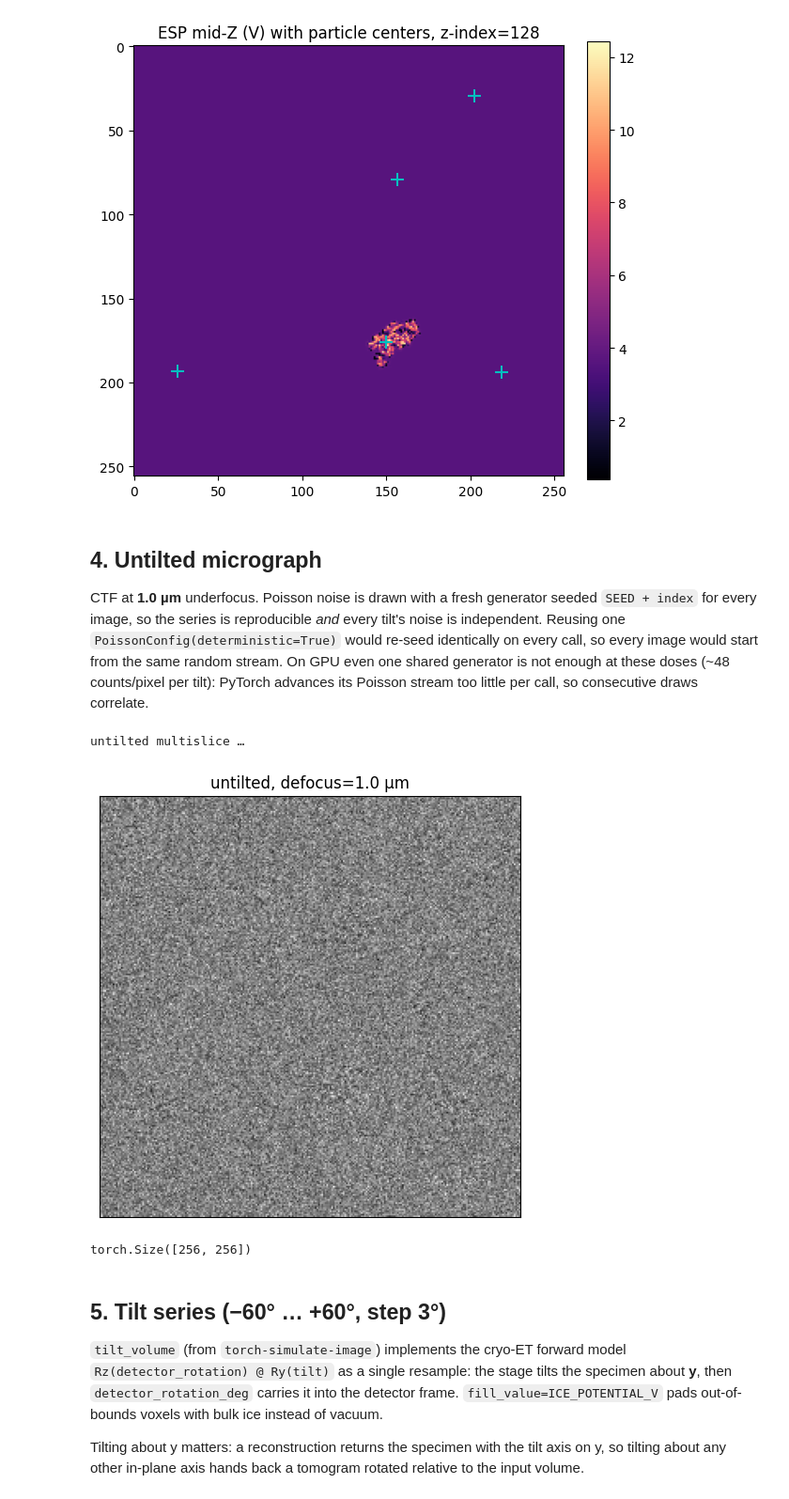
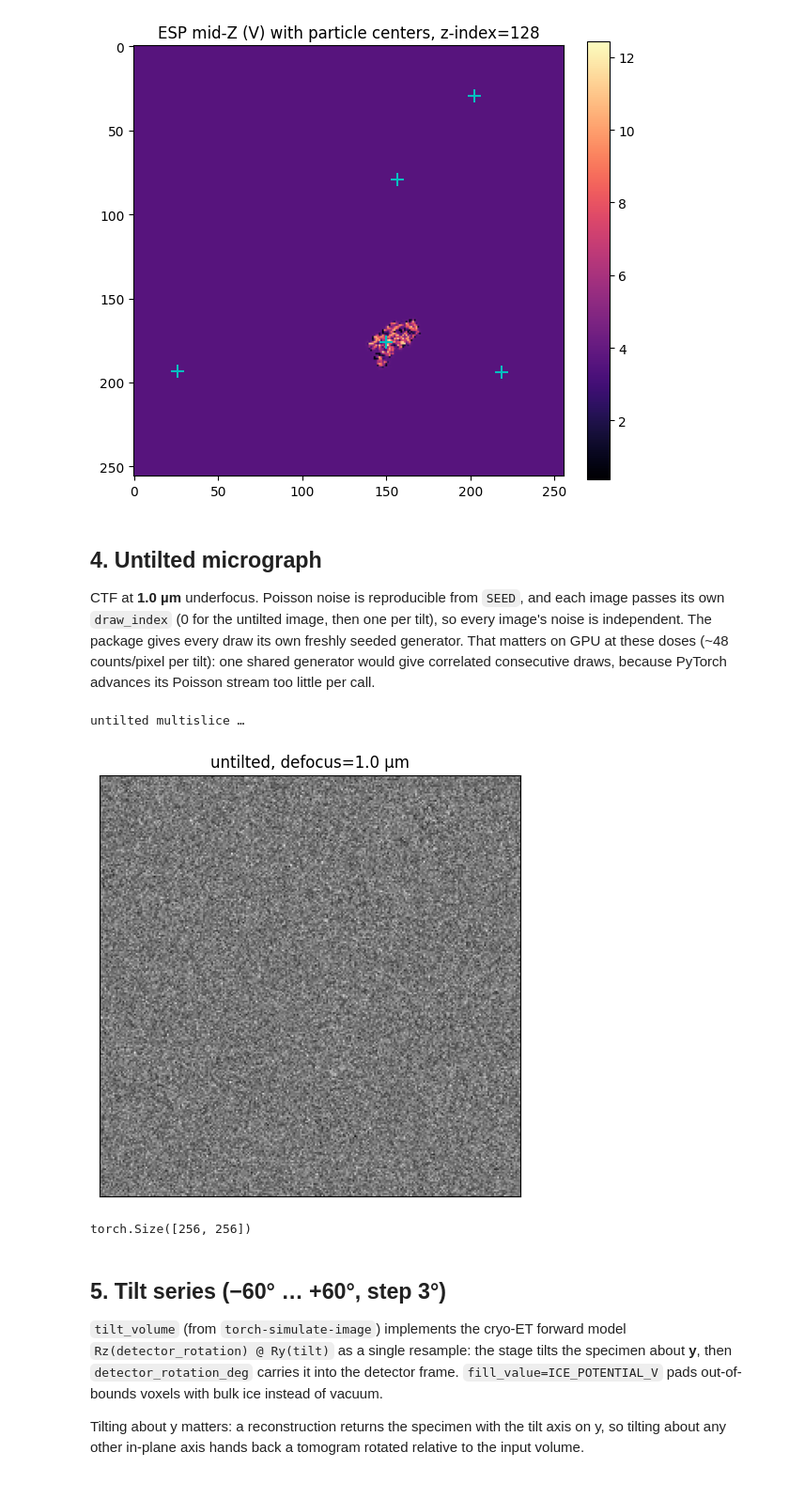
Before and after one commit to teamtomo/teamtomo, a Jupyter notebook: packages/algorithms/torch-simulate-image/examples/simulate_tilt_series_slab.ipynb, the cells around one changed output. Shown at 94% size. Cells and saved outputs as stored; diff of their text form; code cells hidden in the pictures.

```diff
--- a/packages/algorithms/torch-simulate-image/examples/simulate_tilt_series_slab.ipynb
+++ b/packages/algorithms/torch-simulate-image/examples/simulate_tilt_series_slab.ipynb
@@ -184,41 +184,35 @@ plt.show()
 # %% [markdown]
 ## 4. Untilted micrograph
 
-CTF at **1.0 µm** underfocus. Poisson noise is drawn with a fresh generator seeded `SEED + index` for every image, so the
-series is reproducible *and* every tilt's noise is independent. Reusing one
-`PoissonConfig(deterministic=True)` would re-seed identically on every call, so every image would
-start from the same random stream. On GPU even one shared generator is not enough at these doses
-(~48 counts/pixel per tilt): PyTorch advances its Poisson stream too little per call, so
-consecutive draws correlate.
+CTF at **1.0 µm** underfocus. Poisson noise is reproducible from `SEED`, and each image passes its
+own `draw_index` (0 for the untilted image, then one per tilt), so every image's noise is
+independent. The package gives every draw its own freshly seeded generator. That matters on GPU at
+these doses (~48 counts/pixel per tilt): one shared generator would give correlated consecutive
+draws, because PyTorch advances its Poisson stream too little per call.
 # %%
 config = MicrographSimulationConfig(
     pixel_size=PIXEL_SIZE,
     ctf=CtfConfig(defocus_um=DEFOCUS_UM, voltage_kv=VOLTAGE_KV),
     fluence=FluenceConfig(dose_e_per_A2=3.0),  # e⁻/Å² per tilt
-    poisson=PoissonConfig(apply=True),
+    poisson=PoissonConfig(apply=True, seed=SEED),
 )
-
-
-def draw_generator(index: int) -> torch.Generator:
-    """A fresh generator with its own seed for each noisy image (see above)."""
-    return torch.Generator(device=DEVICE).manual_seed(SEED + index)
 
 
 print("untilted multislice …")
 exit_wave_0 = multislice(volume, pixel_size=PIXEL_SIZE, voltage=VOLTAGE_KV)
-micrograph_0 = simulate_micrograph(exit_wave_0, config, generator=draw_generator(0))
+micrograph_0 = simulate_micrograph(exit_wave_0, config, draw_index=0)
 
 fig, ax = plt.subplots(figsize=(5, 5))
 ax.imshow(micrograph_0.detach().cpu().numpy(), cmap="gray")
 ax.set_title(f"untilted, defocus={DEFOCUS_UM} µm")
 ax.set_xticks([])
 ax.set_yticks([])
 plt.tight_layout()
 plt.show()
 micrograph_0.shape
 # %% [output]
 untilted multislice …
-[figure, old version]
+[figure, new version]
 torch.Size([256, 256])
 # %% [markdown]
 ## 5. Tilt series (−60° … +60°, step 3°)
```
Also changed, not shown: parts of 1 cell of this notebook, 6 other files.
